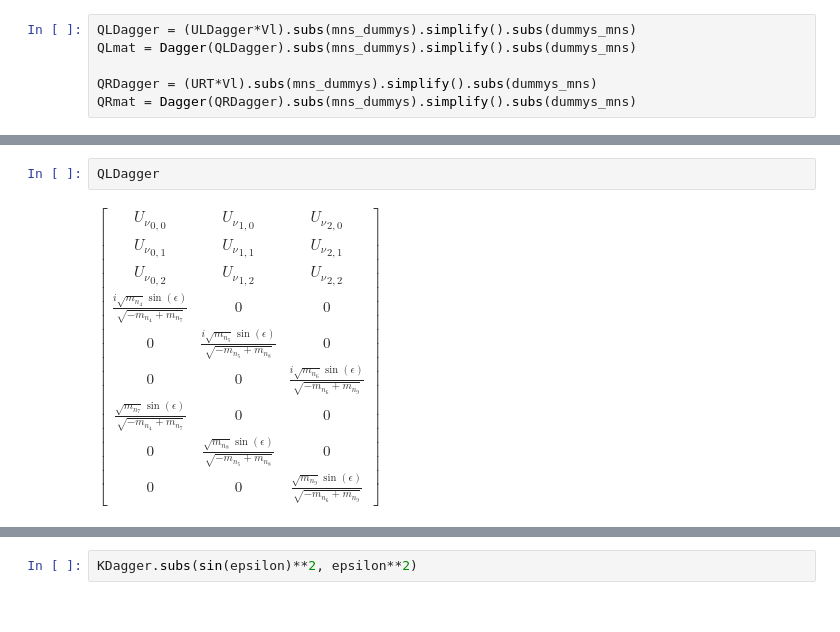
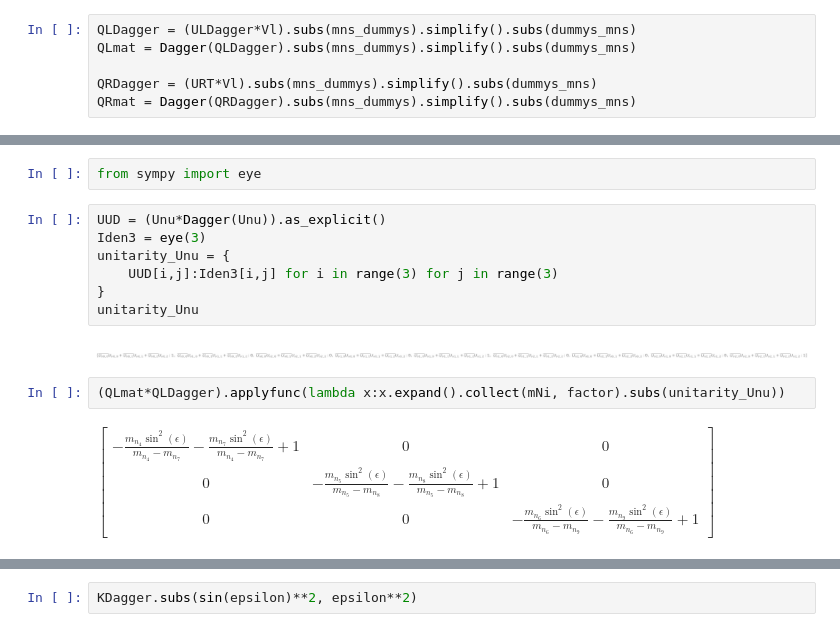
Before and after one commit to moiseszeleny/LRSM-with-Spheno, a Jupyter notebook: sympy_calculations/LFV decays DLRSM/diagram_formfactors_functions.ipynb, the cells around one changed output, grey strips where cells are left out. Drawn from its saved outputs; the diff is of its cells as text.

```diff
--- a/sympy_calculations/LFV decays DLRSM/diagram_formfactors_functions.ipynb
+++ b/sympy_calculations/LFV decays DLRSM/diagram_formfactors_functions.ipynb
@@ -199,7 +198,18 @@ QRmat = Dagger(QRDagger).subs(mns_dummys).simplify().subs(dummys_mns)
+# %%
+from sympy import eye
+# %%
+UUD = (Unu*Dagger(Unu)).as_explicit()
+Iden3 = eye(3)
+unitarity_Unu = {
+    UUD[i,j]:Iden3[i,j] for i in range(3) for j in range(3)
+}
+unitarity_Unu
+# %% [output]
+[figure, added]
 # %%
-QLDagger
+(QLmat*QLDagger).applyfunc(lambda x:x.expand().collect(mNi, factor).subs(unitarity_Unu))
 # %% [output]
-$\displaystyle \left[\begin{matrix}{U_{\nu}}_{0,0} & {U_{\nu}}_{1,0} & {U_{\nu}}_{2,0}\\{U_{\nu}}_{0,1} & {U_{\nu}}_{1,1} & {U_{\nu}}_{2,1}\\{U_{\nu}}_{0,2} & {U_{\nu}}_{1,2} & {U_{\nu}}_{2,2}\\\frac{i \sqrt{m_{n_4}} \sin{\left(\epsilon \right)}}{\sqrt{- m_{n_4} + m_{n_7}}} & 0 & 0\\0 & \frac{i \sqrt{m_{n_5}} \sin{\left(\epsilon \right)}}{\sqrt{- m_{n_5} + m_{n_8}}} & 0\\0 & 0 & \frac{i \sqrt{m_{n_6}} \sin{\left(\epsilon \right)}}{\sqrt{- m_{n_6} + m_{n_9}}}\\\frac{\sqrt{m_{n_7}} \sin{\left(\epsilon \right)}}{\sqrt{- m_{n_4} + m_{n_7}}} & 0 & 0\\0 & \frac{\sqrt{m_{n_8}} \sin{\left(\epsilon \right)}}{\sqrt{- m_{n_5} + m_{n_8}}} & 0\\0 & 0 & \frac{\sqrt{m_{n_9}} \sin{\left(\epsilon \right)}}{\sqrt{- m_{n_6} + m_{n_9}}}\end{matrix}\right]$
+$\displaystyle \left[\begin{matrix}- \frac{m_{n_4} \sin^{2}{\left(\epsilon \right)}}{m_{n_4} - m_{n_7}} - \frac{m_{n_7} \sin^{2}{\left(\epsilon \right)}}{m_{n_4} - m_{n_7}} + 1 & 0 & 0\\0 & - \frac{m_{n_5} \sin^{2}{\left(\epsilon \right)}}{m_{n_5} - m_{n_8}} - \frac{m_{n_8} \sin^{2}{\left(\epsilon \right)}}{m_{n_5} - m_{n_8}} + 1 & 0\\0 & 0 & - \frac{m_{n_6} \sin^{2}{\left(\epsilon \right)}}{m_{n_6} - m_{n_9}} - \frac{m_{n_9} \sin^{2}{\left(\epsilon \right)}}{m_{n_6} - m_{n_9}} + 1\end{matrix}\right]$
 # %%
 SRLmat = (QRmat*(eigenvalsMnu)*ULDagger*ULmat).applyfunc(
     lambda x:x.factor()
```
Also changed, not shown: parts of 39 cells of this notebook, 2 other files.
